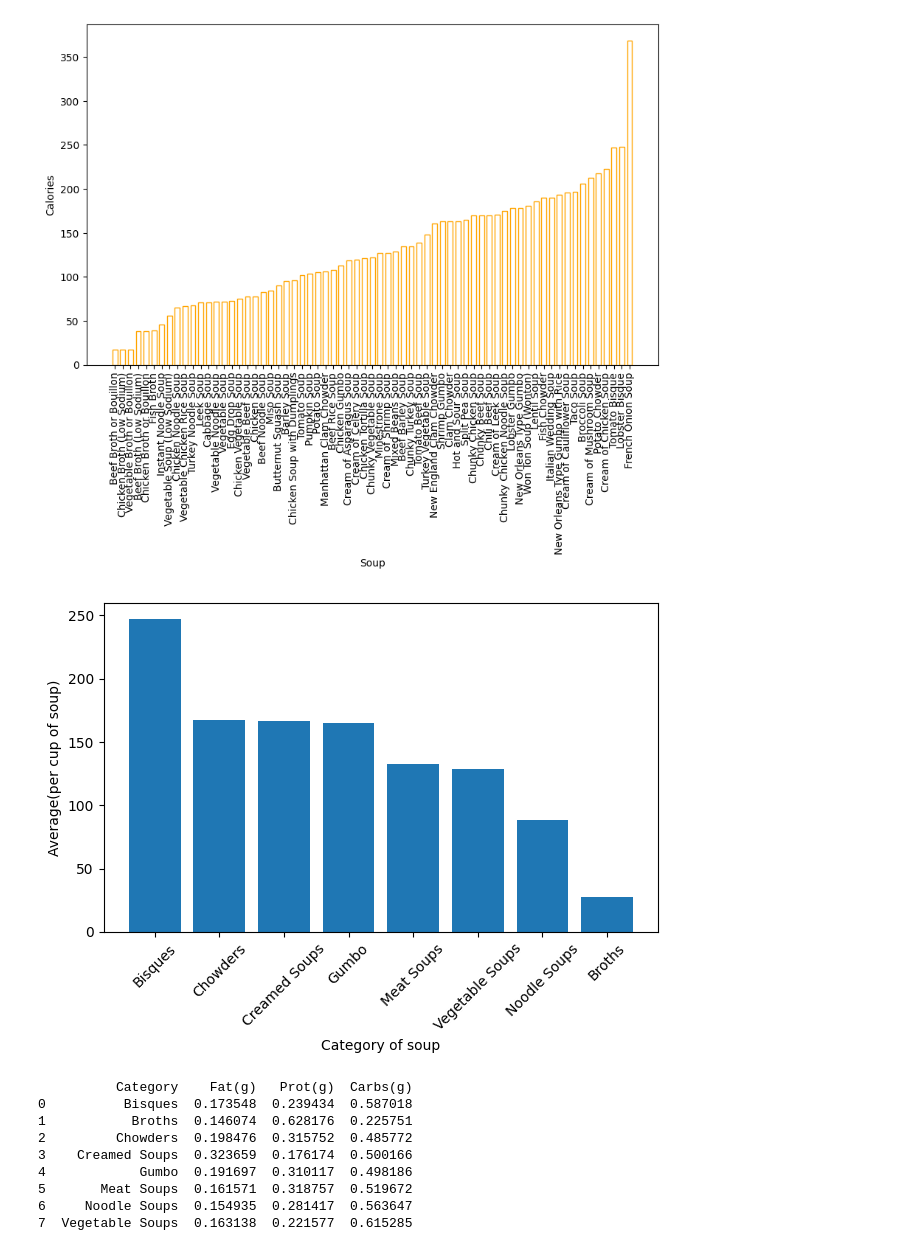
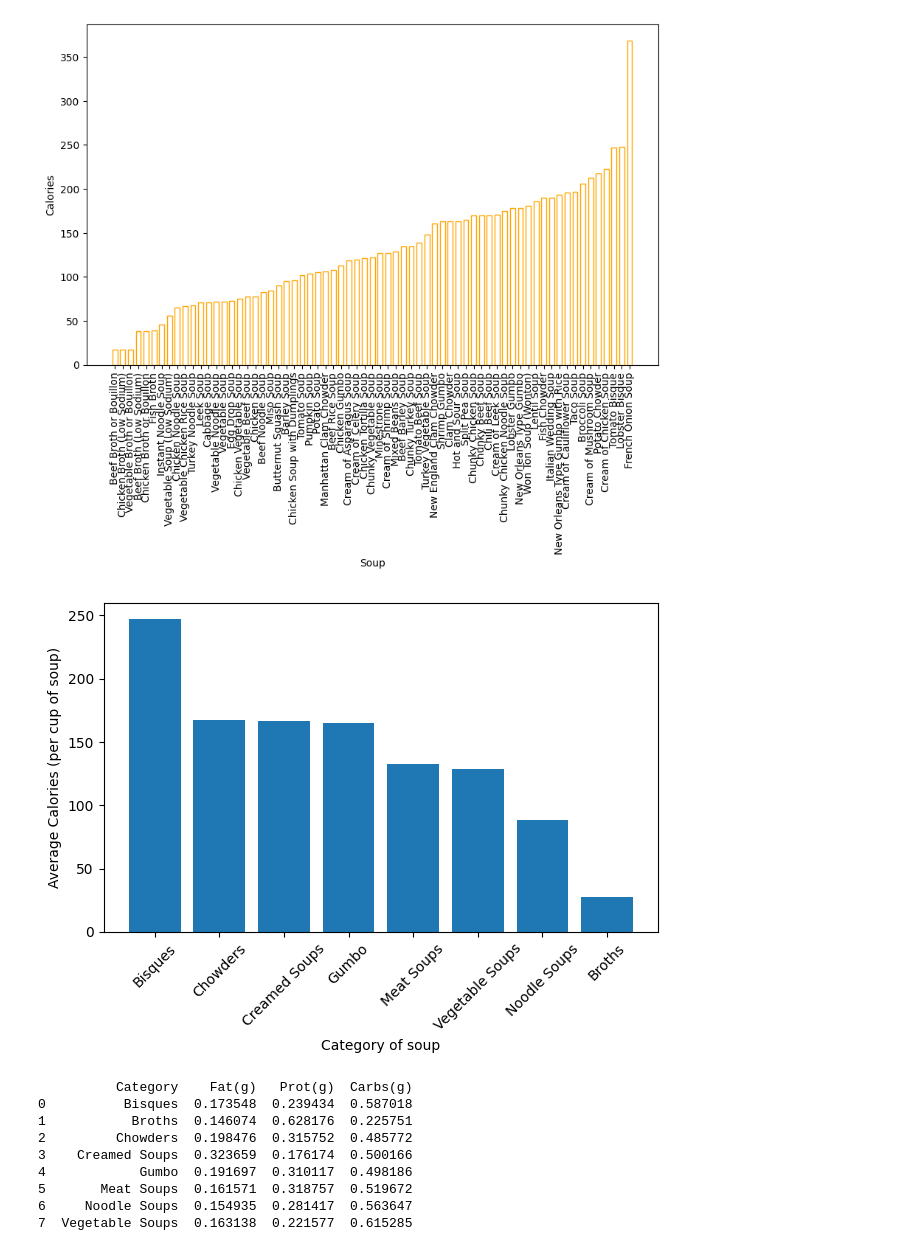
Before and after one commit to krishng03/web-scraped, a Jupyter notebook: Soup/soup_visuals.ipynb, the cells around one changed output. Drawn from its saved outputs; the diff is of its cells as text; code cells hidden in the pictures.

```diff
--- a/Soup/soup_visuals.ipynb
+++ b/Soup/soup_visuals.ipynb
@@ -30,15 +31,16 @@ plt.show()
 # %%
 filtered_df = df[['Category', 'Calories']].groupby('Category').mean()
 filtered_df = filtered_df.reset_index()
 filtered_df = filtered_df.sort_values(by='Calories', ascending=False)
 plt.bar(filtered_df['Category'], filtered_df['Calories'])
 plt.xticks(rotation=45)
 plt.xlabel('Category of soup')
-plt.ylabel('Average(per cup of soup)')
+plt.ylabel('Average Calories (per cup of soup)')
 plt.tight_layout()
+plt.savefig('avg_kcals_vs_soup_type.png')
 plt.show()
 # %% [output]
-[figure, old version]
+[figure, new version]
 # %%
 filtered_df = df[['Category', 'Fat(g)', 'Prot(g)', 'Carbs(g)']].groupby('Category')[['Fat(g)', 'Prot(g)', 'Carbs(g)']].mean()
 filtered_df = filtered_df.reset_index()
```
Also changed, not shown: parts of 2 cells of this notebook.
